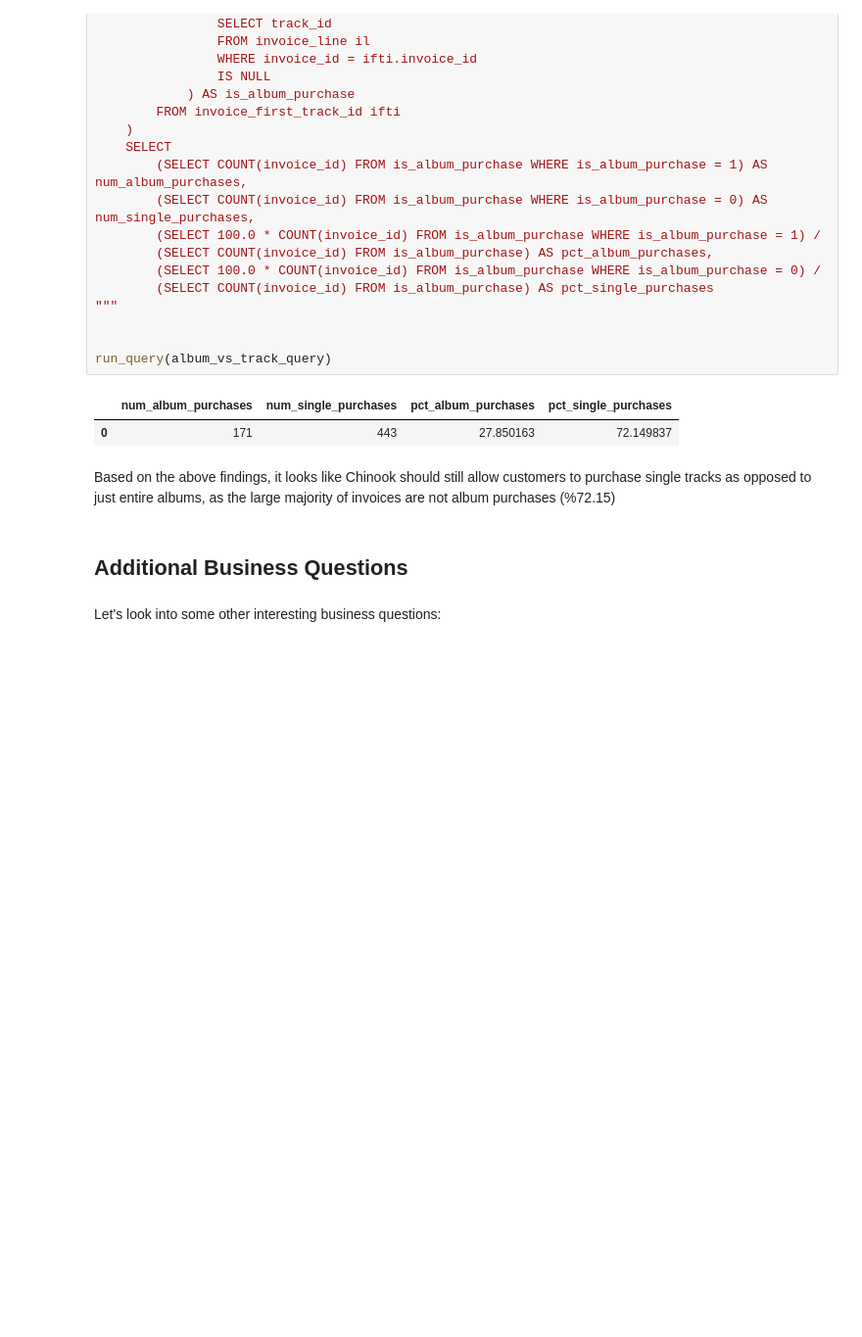
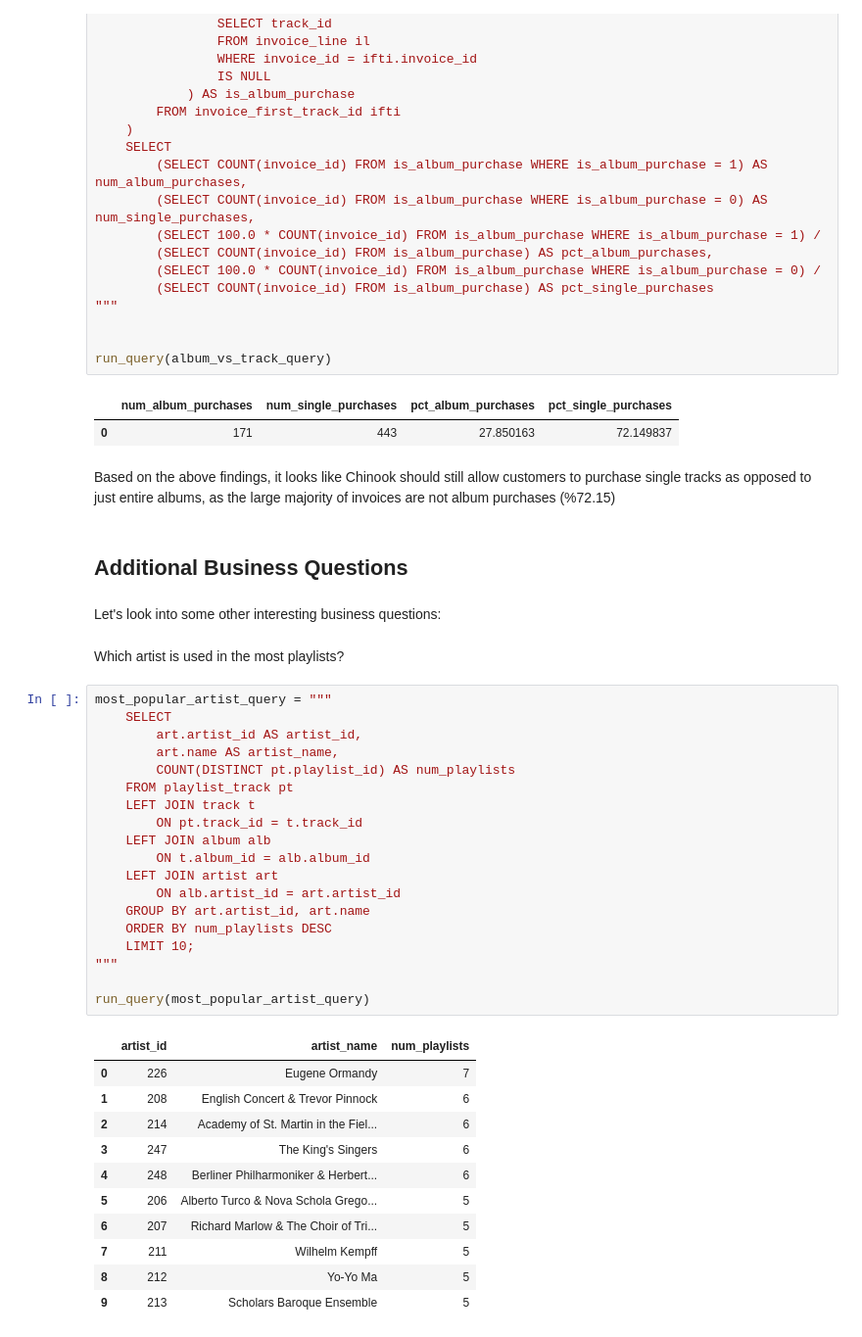
Before and after one commit to clu0501/answer-business-questions-sql, a Jupyter notebook: Basics.ipynb, the cells around one changed output. Shown at 98% size. Cells and saved outputs as stored; diff of their text form; blank space fills up the shorter version.

```diff
--- a/Basics.ipynb
+++ b/Basics.ipynb
@@ -257,3 +257,36 @@ Based on the above findings, it looks like Chinook should still allow customers
 ## Additional Business Questions
 # %% [markdown]
 Let's look into some other interesting business questions:
+# %% [markdown]
+Which artist is used in the most playlists?
+# %%
+most_popular_artist_query = """
+    SELECT
+        art.artist_id AS artist_id,
+        art.name AS artist_name,
+        COUNT(DISTINCT pt.playlist_id) AS num_playlists
+    FROM playlist_track pt
+    LEFT JOIN track t
+        ON pt.track_id = t.track_id
+    LEFT JOIN album alb
+        ON t.album_id = alb.album_id
+    LEFT JOIN artist art
+        ON alb.artist_id = art.artist_id
+    GROUP BY art.artist_id, art.name
+    ORDER BY num_playlists DESC
+    LIMIT 10;
+"""
+
+run_query(most_popular_artist_query)
+# %% [output]
+|  | artist_id | artist_name | num_playlists |
+| 0 | 226 | Eugene Ormandy | 7 |
+| 1 | 208 | English Concert & Trevor Pinnock | 6 |
+| 2 | 214 | Academy of St. Martin in the Fiel... | 6 |
+| 3 | 247 | The King's Singers | 6 |
+| 4 | 248 | Berliner Philharmoniker & Herbert... | 6 |
+| 5 | 206 | Alberto Turco & Nova Schola Grego... | 5 |
+| 6 | 207 | Richard Marlow & The Choir of Tri... | 5 |
+| 7 | 211 | Wilhelm Kempff | 5 |
+| 8 | 212 | Yo-Yo Ma | 5 |
+| 9 | 213 | Scholars Baroque Ensemble | 5 |
```
Also changed, not shown: parts of 9 cells of this notebook.
